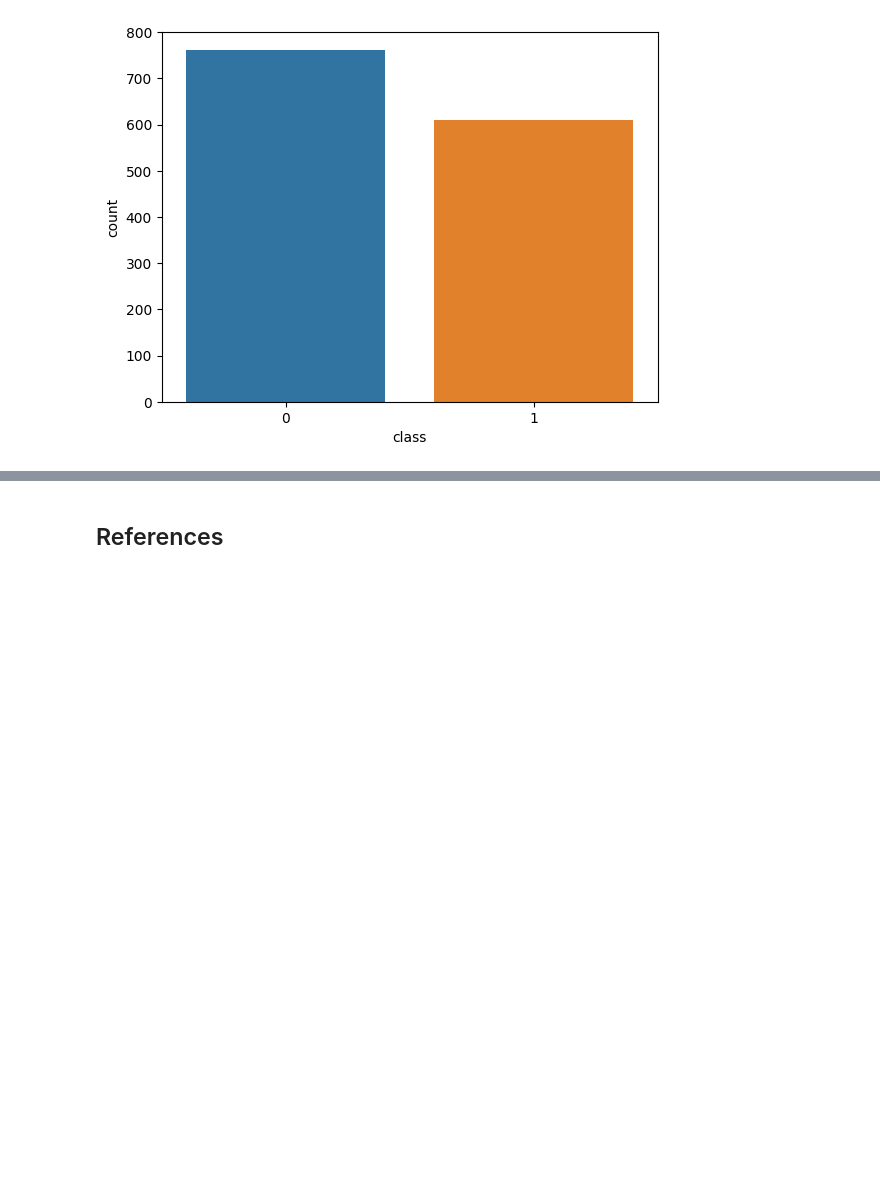
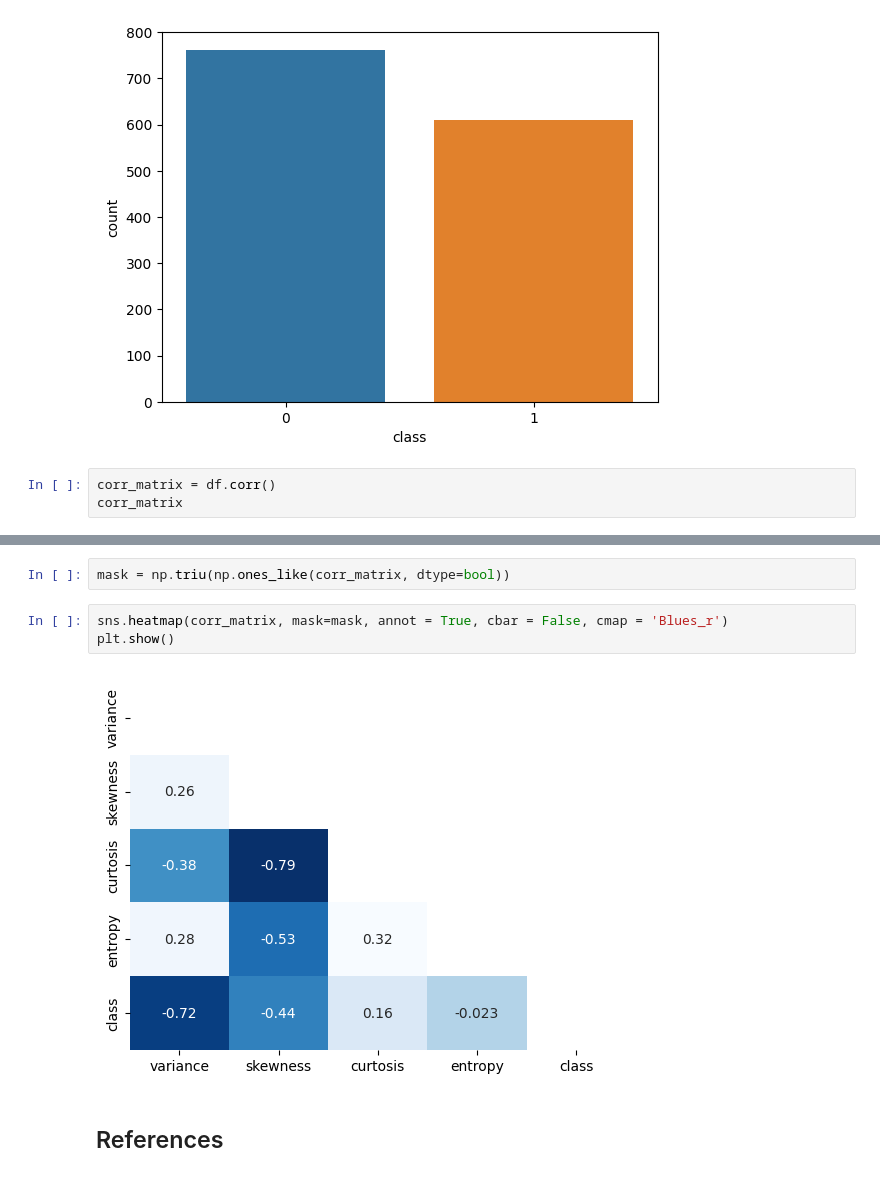
Before and after one commit to mathewpeedikayil/fake-banknotes-classification, a Jupyter notebook: main.ipynb, the cells around one changed output, grey strips where cells are left out. Drawn from its saved outputs; the diff is of its cells as text; blank space fills up the shorter version.

Commit message:
Plot heatmap

```diff
--- a/main.ipynb
+++ b/main.ipynb
@@ -81,3 +81,6 @@ sns.countplot(x = df['class'])
 plt.show()
 # %% [output]
 [figure]
+# %%
+corr_matrix = df.corr()
+corr_matrix
@@ -84,3 +94,10 @@ plt.show()
+# %%
+mask = np.triu(np.ones_like(corr_matrix, dtype=bool))
+# %%
+sns.heatmap(corr_matrix, mask=mask, annot = True, cbar = False, cmap = 'Blues_r')
+plt.show()
+# %% [output]
+[figure, added]
 # %% [markdown]
 ## References
 # %% [markdown]
```
Also changed, not shown: parts of 1 cell of this notebook.
